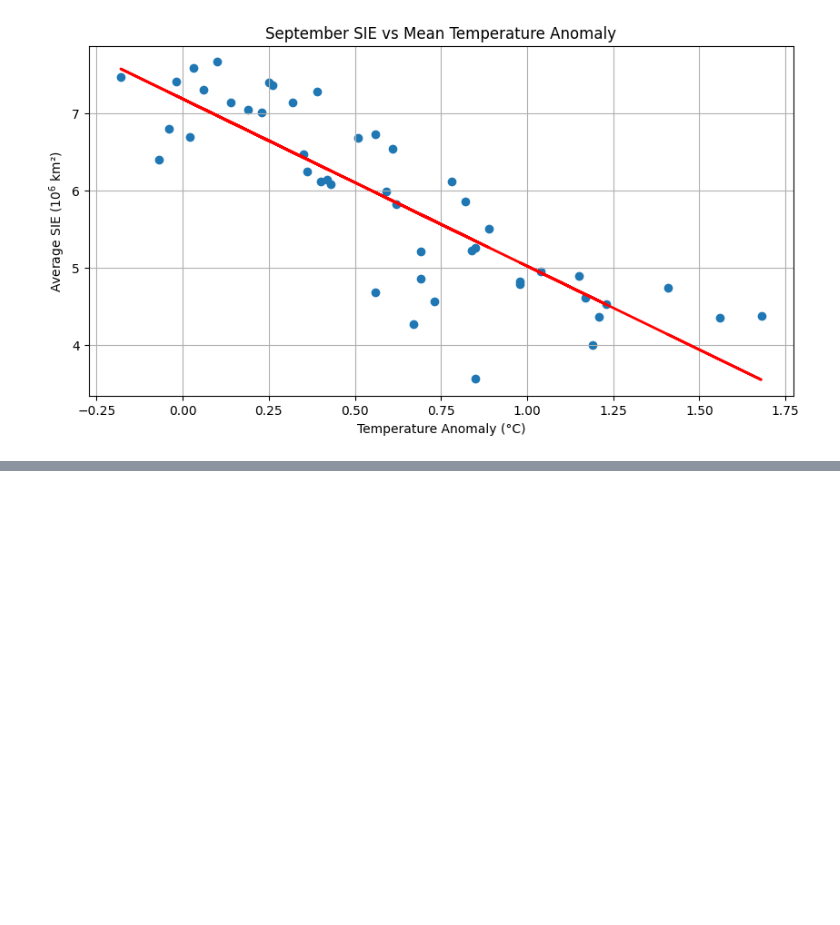
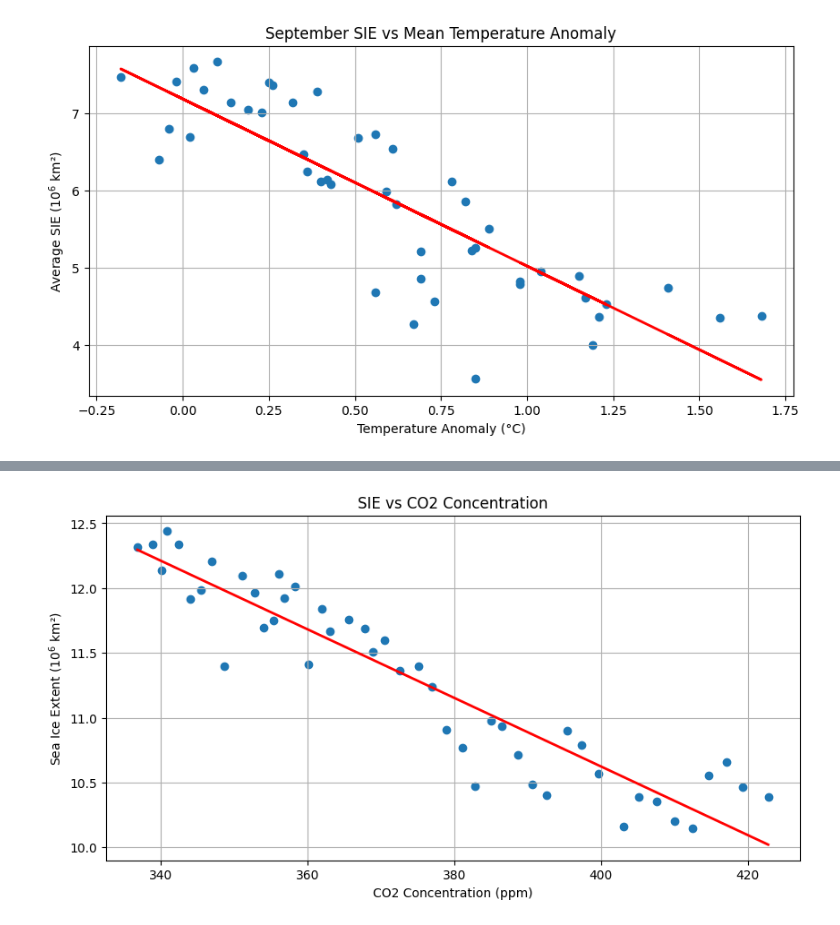
Before and after one commit to georgiavining/MLiS-Assignment-2, a Jupyter notebook: notebooks/data_analysis.ipynb, the cells around one changed output, grey strips where cells are left out. Saved outputs shown, nothing was run; the diff lists cells and outputs as text; code cells hidden in the pictures; blank space fills up the shorter version.

```diff
--- a/notebooks/data_analysis.ipynb
+++ b/notebooks/data_analysis.ipynb
@@ -203,0 +266,12 @@ plot_xy(
+# %%
+plot_xy(
+    x=yearly_SIE_df["CO2 Concentration"],
+    y=yearly_SIE_df["Extent"],
+    plot_type="scatter",
+    title="SIE vs CO2 Concentration",
+    xlabel="CO2 Concentration (ppm)",
+    ylabel="Sea Ice Extent ($10^6$ km²)",
+    regression_line=True
+)
+# %% [output]
+[figure, added]
```
Also changed, not shown: parts of 11 cells of this notebook, 5 other files.
